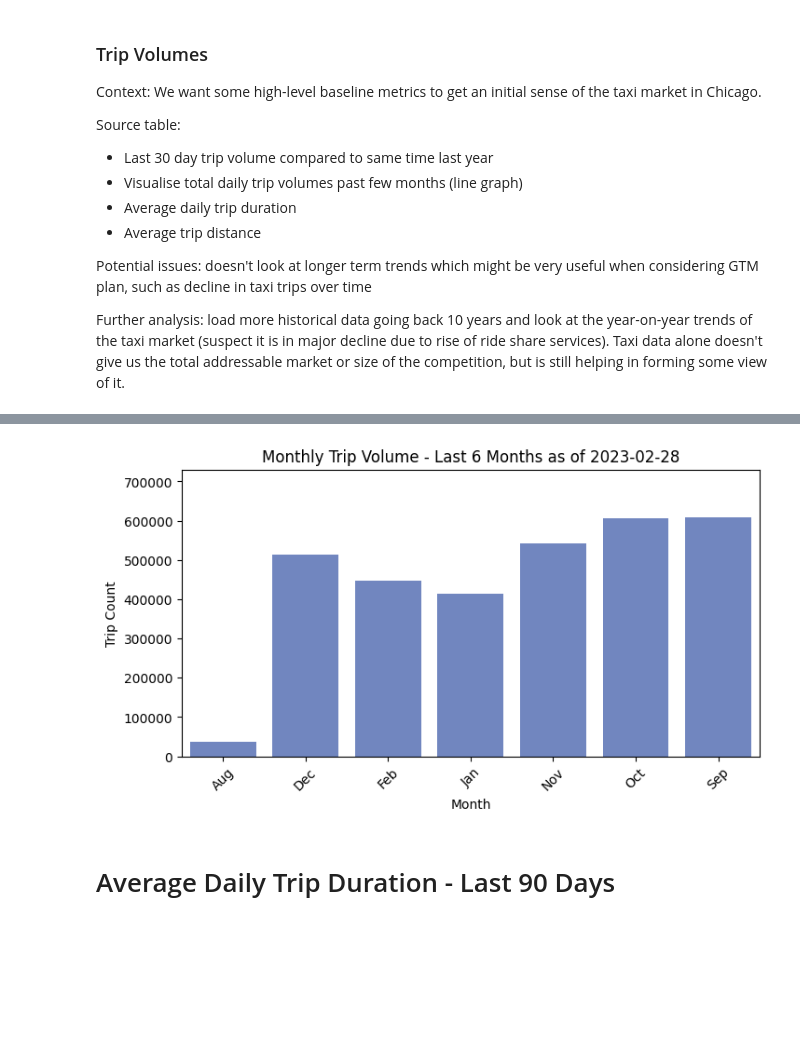
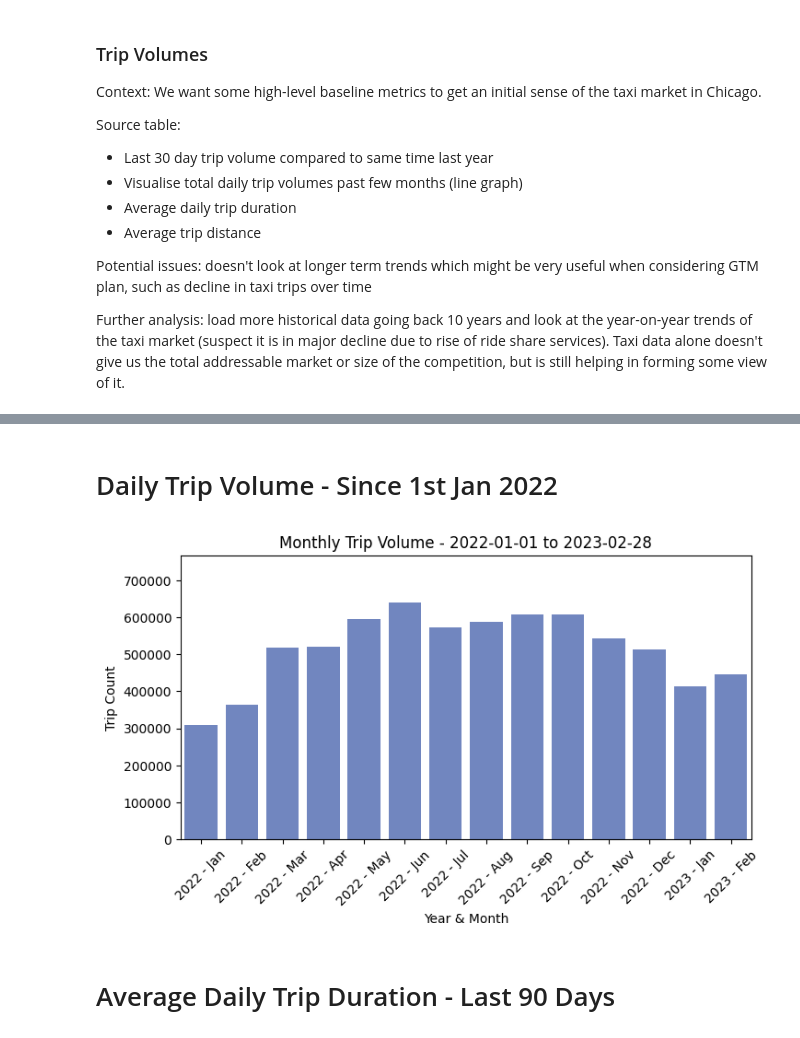
Before and after one commit to joshmam/chicago-taxi-dwh, a Jupyter notebook: analysis/Chicago Taxi Trips - Data Analysis.ipynb, the cells around one changed output, grey strips where cells are left out. Saved outputs shown, nothing was run; the diff lists cells and outputs as text; code cells hidden in the pictures; blank space fills up the shorter version.

```diff
--- a/analysis/Chicago Taxi Trips - Data Analysis.ipynb
+++ b/analysis/Chicago Taxi Trips - Data Analysis.ipynb
@@ -82,6 +82,7 @@ six_months_ago = today - dt.timedelta(days=182)
 last_7_days_df = df_core[(df_core['DATE'] >= seven_days_ago) & (df_core['DATE'] <= today)]
 last_90_days_df = df_core[(df_core['DATE'] >= ninety_days_ago) & (df_core['DATE'] <= today)]
 last_6_months_df = df_core[(df_core['DATE'] >= six_months_ago) & (df_core['DATE'] <= today)]
+all_time_df = df_core[df_core['DATE'] <= today]
 
 last_7_days_df_det = df_det[(df_det['DATE'] >= seven_days_ago) & (df_det['DATE'] <= today)]
 last_90_days_df_det = df_det[(df_det['DATE'] >= ninety_days_ago) & (df_det['DATE'] <= today)]
@@ -139,22 +138,23 @@ plt.show()
-# %%
-data_source2 = last_6_months_df.sort_values(['YEAR', 'MONTH_NUM']).groupby('MONTH', as_index=False)['TRIP_COUNT'].sum()
-
-# TO DO: Fix months not ordering correctly
-
-plt.figure(figsize=(8, 4))
-sns.barplot(x='MONTH', y='TRIP_COUNT', data=data_source2, color='#6480CC')
-plt.title(f"Monthly Trip Volume - Last 6 Months as of {today}")
-plt.xlabel('Month')
-plt.ylabel('Trip Count')
-plt.ylim(0, max(data_source2['TRIP_COUNT']) * 1.2)
-
-# Rotate x-axis labels for better readability
-plt.xticks(rotation=45)
-
-# Display the plot
-plt.show()
-# %% [output]
-[figure, removed]
+# %% [markdown]
+# Daily Trip Volume - Since 1st Jan 2022
+# %%
+data_source1_2 = all_time_df.groupby(['YEAR', 'MONTH_NUM', 'MONTH'], as_index=False)['TRIP_COUNT'].sum()
+data_source1_2['Y_Month'] = data_source1_2['YEAR'] + ' - ' + data_source1_2['MONTH']
+
+plt.figure(figsize=(8, 4))
+sns.barplot(x='Y_Month', y='TRIP_COUNT', data=data_source1_2, color='#6480CC')
+plt.title(f"Monthly Trip Volume - 2022-01-01 to {today}")
+plt.xlabel('Year & Month')
+plt.ylabel('Trip Count')
+plt.ylim(0, max(data_source1_2['TRIP_COUNT']) * 1.2)
+
+# Rotate x-axis labels for better readability
+plt.xticks(rotation=45)
+
+# Display the plot
+plt.show()
+# %% [output]
+[figure, added]
 # %% [markdown]
 # Average Daily Trip Duration - Last 90 Days
 # %%
```
Also changed, not shown: parts of 15 cells of this notebook.
